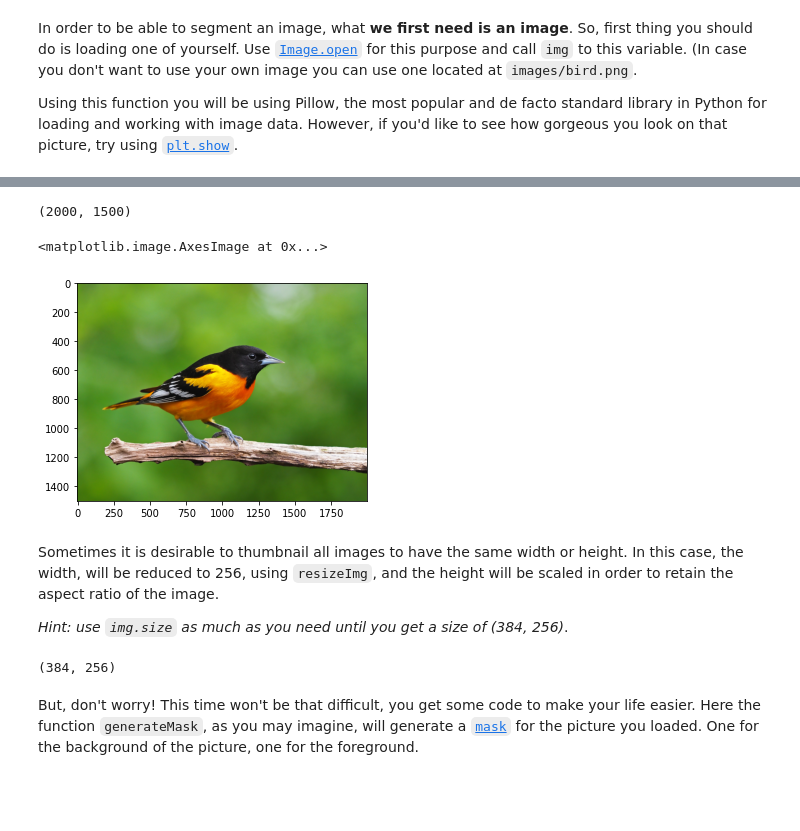
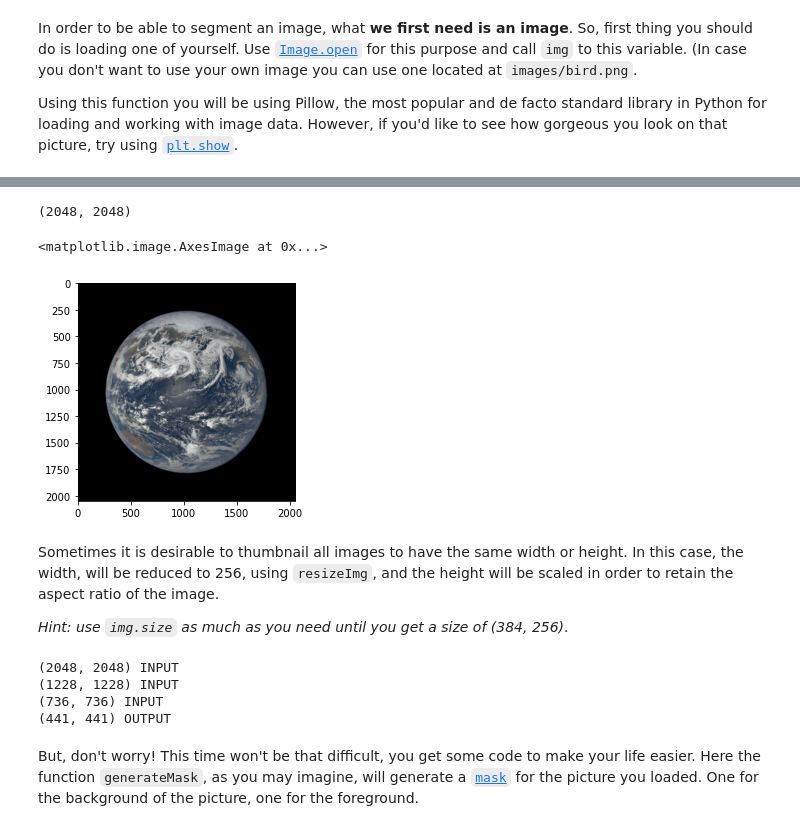
Before and after one commit to rihp/lab-image-segmentation, a Jupyter notebook: main.ipynb, the cells around one changed output, grey strips where cells are left out. Drawn from its saved outputs; the diff is of its cells as text; code cells hidden in the pictures; blank space fills up the shorter version.

```diff
--- a/main.ipynb
+++ b/main.ipynb
@@ -61,9 +70,9 @@ blured_bird.JPG  ironhack.png         test.jpeg
 # %%
 # Your code here
-img = Image.open('images/bird.png')
+img = Image.open('images/epic.png')
 print(img.size)
 plt.imshow(img)
 # %% [output]
-(2000, 1500)
+(2048, 2048)
 <matplotlib.image.AxesImage at 0x...>
-[figure, old version]
+[figure, new version]
@@ -71,12 +88,25 @@ plt.imshow(img)
 Sometimes it is desirable to thumbnail all images to have the same width or height. In this case, the width, will be reduced to 256, using `resizeImg`, and the height will be scaled in order to retain the aspect ratio of the image.
 
 *Hint: use `img.size` as much as you need until you get a size of (384, 256)*.
-# %%
-dimension=(256,384)
-thumb = resizeImg(img, dimension=dimension)
-print(thumb.size)
-# %% [output]
-(384, 256)
+# %%
+#dimension=(256,384)
+#dimension=(384, 256)
+def resizeImgTo(img, max_width):
+    thumb = img
+    dimension = (int(thumb.size[1]), int(thumb.size[0]))
+    while int(thumb.size[1]) > max_width:    ## ♠ OPTIMIZATION :  Allow configuration of max width OR heightÇ
+        print(thumb.size, 'INPUT')
+        dimension = (int(thumb.size[1]*0.60), int(thumb.size[0]*0.60))
+        thumb = resizeImg(thumb, dimension=dimension)
+    print(thumb.size, 'OUTPUT')
+    return thumb, dimension
+#thumb = resizeImg(img, dimension=dimension)
+thumb, dimension = resizeImgTo(img, 500)
+# %% [output]
+(2048, 2048) INPUT
+(1228, 1228) INPUT
+(736, 736) INPUT
+(441, 441) OUTPUT
 # %% [markdown]
 But, don't worry! This time won't be that difficult, you get some code to make your life easier.
 Here the function `generateMask`, as you may imagine, will generate a [`mask`](http://www.xinapse.com/Manual/masking.html) for the picture you loaded. One for the background of the picture, one for the foreground.
```
Also changed, not shown: parts of 25 cells of this notebook, 33 other files.
